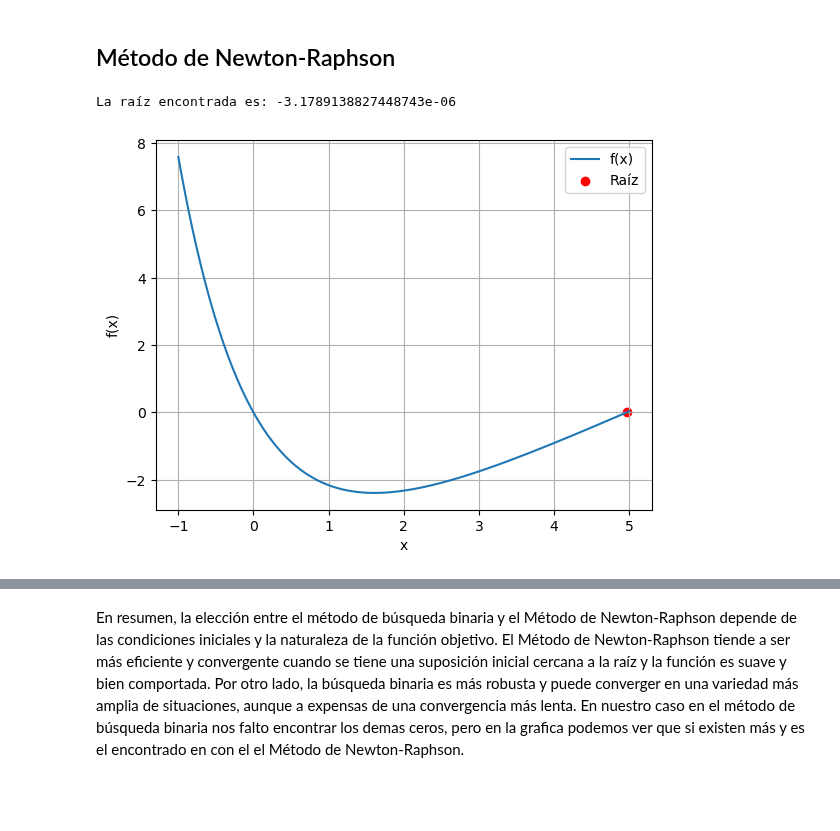
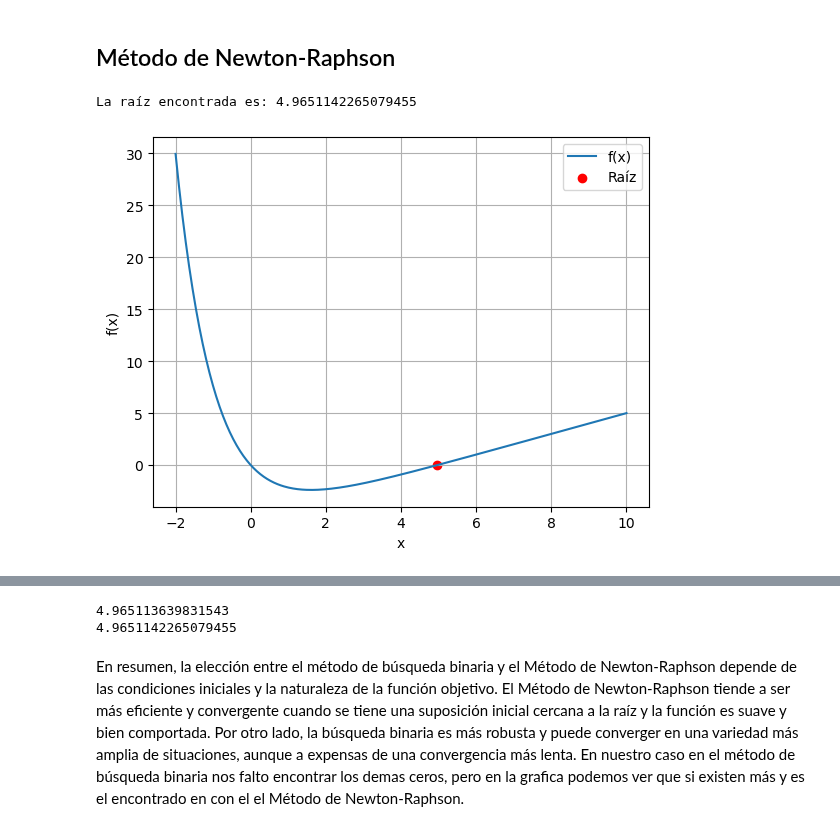
Before and after one commit to apareram/f-sica-computacional, a Jupyter notebook: clases/lab1-2P3Clase-Ximena,Lorenzo,Alberto.ipynb, the cells around one changed output, grey strips where cells are left out. Saved outputs shown, nothing was run; the diff lists cells and outputs as text; code cells hidden in the pictures; blank space fills up the shorter version.

```diff
--- a/clases/lab1-2P3Clase-Ximena,Lorenzo,Alberto.ipynb
+++ b/clases/lab1-2P3Clase-Ximena,Lorenzo,Alberto.ipynb
@@ -71,7 +94,7 @@ funcion = lambda x: 5 * math.exp(-x) + x - 5
 funcion_derivada = lambda x: 5 * math.exp(-x) + 1
 
 x0 = 1
-tolerancia = 1e-5
+tolerancia = 1e-6
 max_i = 100
 
 raiz = newton_raphson(funcion, funcion_derivada, x0, tolerancia, max_i)
@@ -81,24 +104,24 @@ if raiz is not None:
 else:
     print("El método no convergió.")
 # %% [output]
-La raíz encontrada es: -3.1789138827448743e-06
+La raíz encontrada es: 4.9651142265079455
 # %%
-x_valores = np.linspace(-1, 5, 400)
+x_valores = np.linspace(-2, 10, 400)
 y_valores = [funcion(x) for x in x_valores]
 
 plt.plot(x_valores, y_valores, label='f(x)')
 plt.xlabel('x')
 plt.ylabel('f(x)')
 
 plt.scatter(raiz, funcion(raiz), color='red', label='Raíz', marker='o')
 plt.legend()
 
 plt.grid()
 plt.show()
 
 if raiz is not None:
     print("La raíz encontrada es:", raiz)
 else:
     print("El método no convergió.")
 # %% [output]
-[figure, old version]
+[figure, new version]
@@ -106,3 +129,9 @@ La raíz encontrada es: 4.965114154076446
+# %%
+print(raiz_b)
+print(raiz)
+# %% [output]
+4.965113639831543
+4.9651142265079455
 # %% [markdown]
 En resumen, la elección entre el método de búsqueda binaria y el Método de Newton-Raphson depende de las condiciones iniciales y la naturaleza de la función objetivo. El Método de Newton-Raphson tiende a ser más eficiente y convergente cuando se tiene una suposición inicial cercana a la raíz y la función es suave y bien comportada. Por otro lado, la búsqueda binaria es más robusta y puede converger en una variedad más amplia de situaciones, aunque a expensas de una convergencia más lenta.
 En nuestro caso en el método de búsqueda binaria nos falto encontrar los demas ceros, pero en la grafica podemos ver que si existen más y es el encontrado en con el el Método de Newton-Raphson.
```
Also changed, not shown: parts of 13 cells of this notebook, 2 other files.
